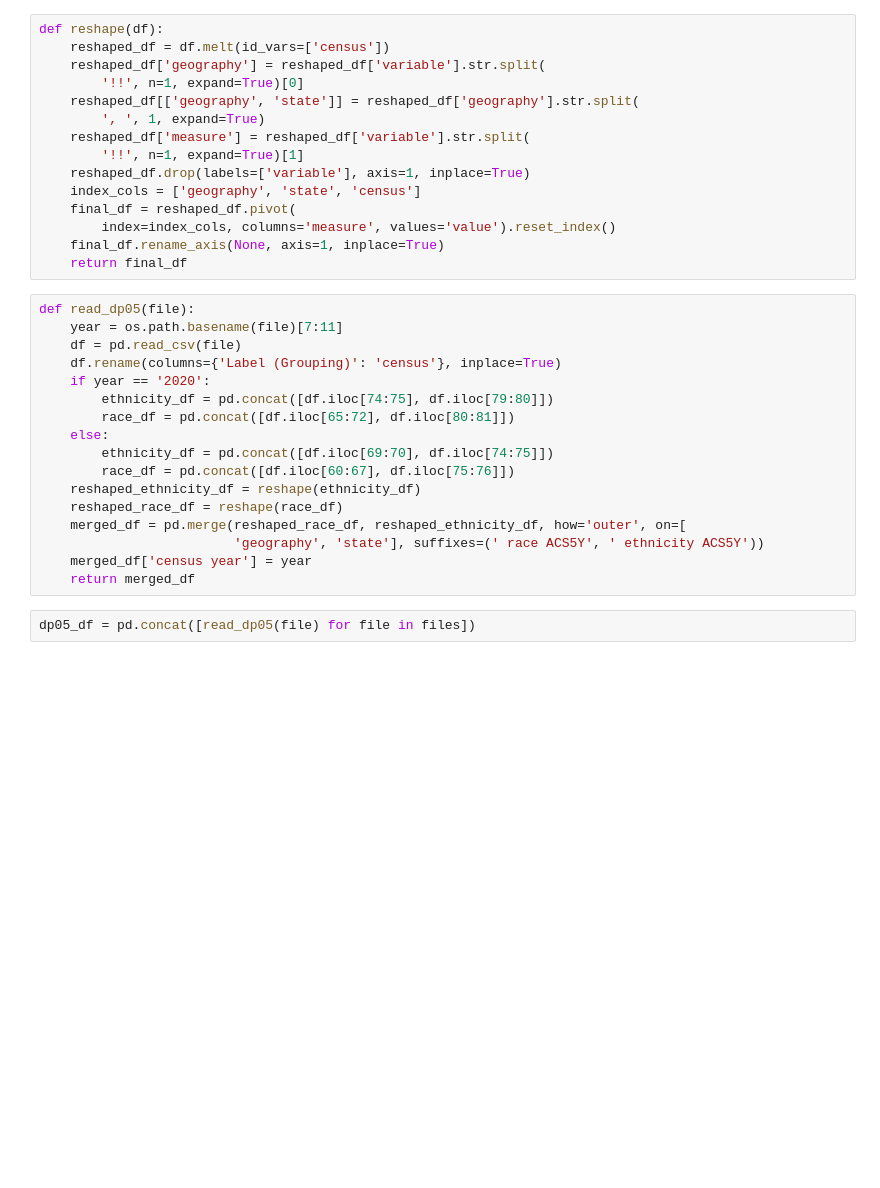
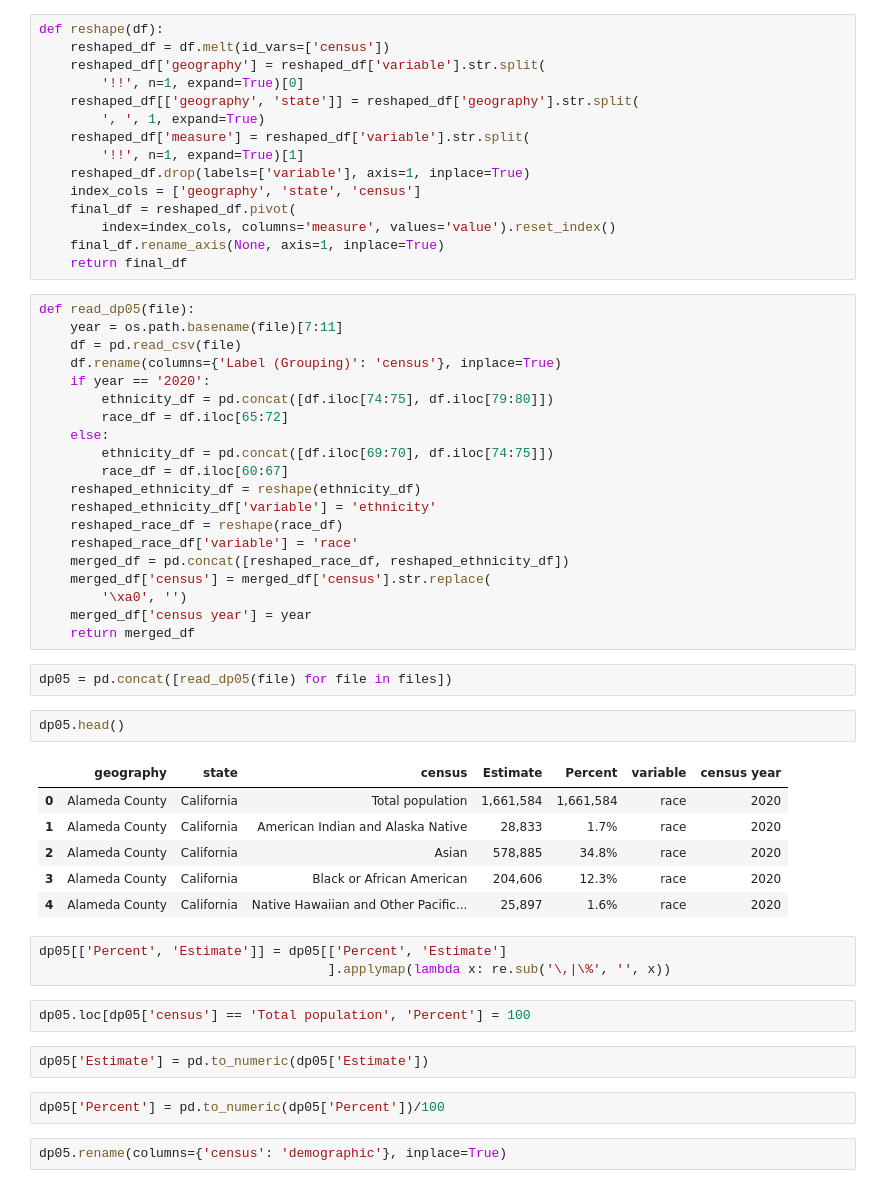
Before and after one commit to cirlabs/homelessness-arrest-data, a Jupyter notebook: US/02_clean/01_census_dp05.ipynb, the cells around one changed output. Saved outputs shown, nothing was run; the diff lists cells and outputs as text; blank space fills up the shorter version.

```diff
--- a/US/02_clean/01_census_dp05.ipynb
+++ b/US/02_clean/01_census_dp05.ipynb
@@ -29,15 +335,38 @@ def read_dp05(file):
     df.rename(columns={'Label (Grouping)': 'census'}, inplace=True)
     if year == '2020':
         ethnicity_df = pd.concat([df.iloc[74:75], df.iloc[79:80]])
-        race_df = pd.concat([df.iloc[65:72], df.iloc[80:81]])
+        race_df = df.iloc[65:72]
     else:
         ethnicity_df = pd.concat([df.iloc[69:70], df.iloc[74:75]])
-        race_df = pd.concat([df.iloc[60:67], df.iloc[75:76]])
+        race_df = df.iloc[60:67]
     reshaped_ethnicity_df = reshape(ethnicity_df)
+    reshaped_ethnicity_df['variable'] = 'ethnicity'
     reshaped_race_df = reshape(race_df)
-    merged_df = pd.merge(reshaped_race_df, reshaped_ethnicity_df, how='outer', on=[
-                         'geography', 'state'], suffixes=(' race ACS5Y', ' ethnicity ACS5Y'))
+    reshaped_race_df['variable'] = 'race'
+    merged_df = pd.concat([reshaped_race_df, reshaped_ethnicity_df])
+    merged_df['census'] = merged_df['census'].str.replace(
+        '\xa0', '')
     merged_df['census year'] = year
     return merged_df
 # %%
-dp05_df = pd.concat([read_dp05(file) for file in files])
+dp05 = pd.concat([read_dp05(file) for file in files])
+# %%
+dp05.head()
+# %% [output]
+|  | geography | state | census | Estimate | Percent | variable | census year |
+| 0 | Alameda County | California | Total population | 1,661,584 | 1,661,584 | race | 2020 |
+| 1 | Alameda County | California | American Indian and Alaska Native | 28,833 | 1.7% | race | 2020 |
+| 2 | Alameda County | California | Asian | 578,885 | 34.8% | race | 2020 |
+| 3 | Alameda County | California | Black or African American | 204,606 | 12.3% | race | 2020 |
+| 4 | Alameda County | California | Native Hawaiian and Other Pacific... | 25,897 | 1.6% | race | 2020 |
+# %%
+dp05[['Percent', 'Estimate']] = dp05[['Percent', 'Estimate']
+                                     ].applymap(lambda x: re.sub('\,|\%', '', x))
+# %%
+dp05.loc[dp05['census'] == 'Total population', 'Percent'] = 100
+# %%
+dp05['Estimate'] = pd.to_numeric(dp05['Estimate'])
+# %%
+dp05['Percent'] = pd.to_numeric(dp05['Percent'])/100
+# %%
+dp05.rename(columns={'census': 'demographic'}, inplace=True)
```
Also changed, not shown: parts of 74 cells of this notebook, 9 other files.
